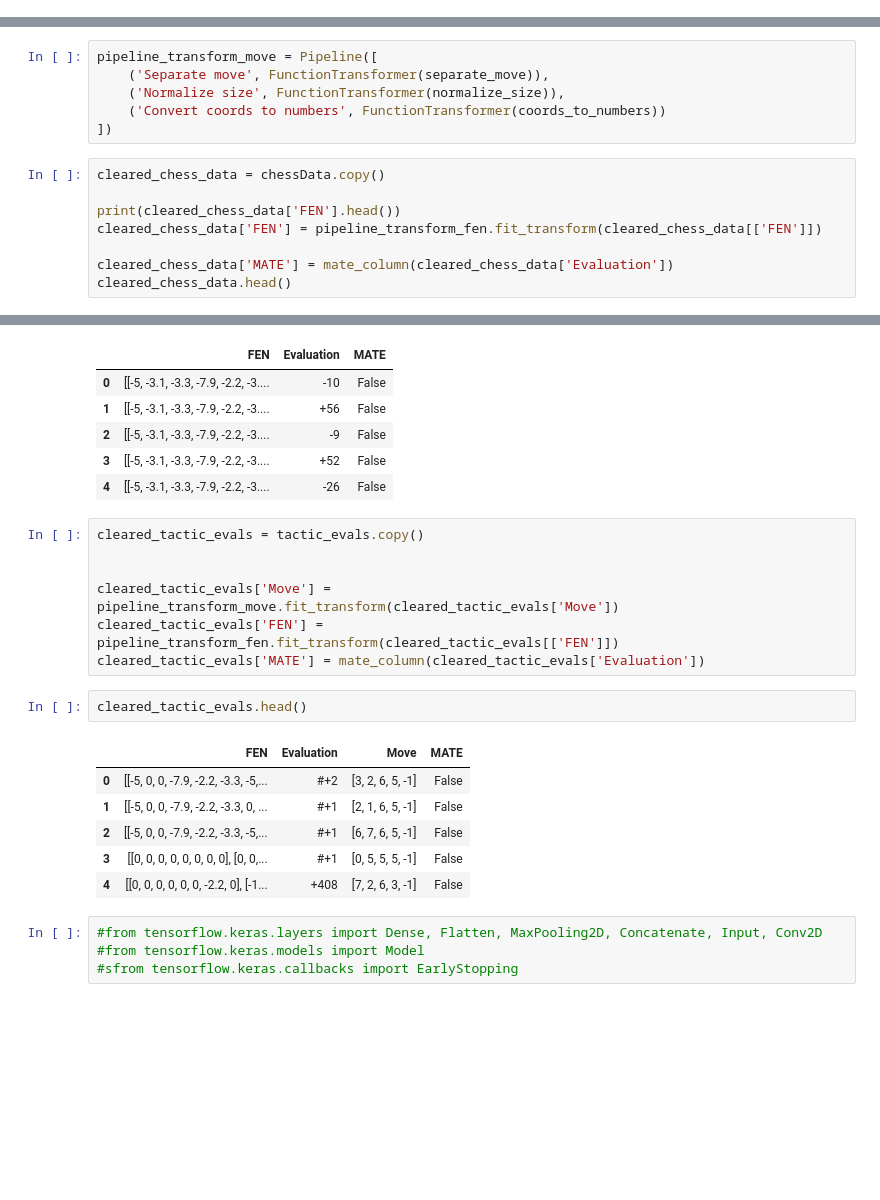
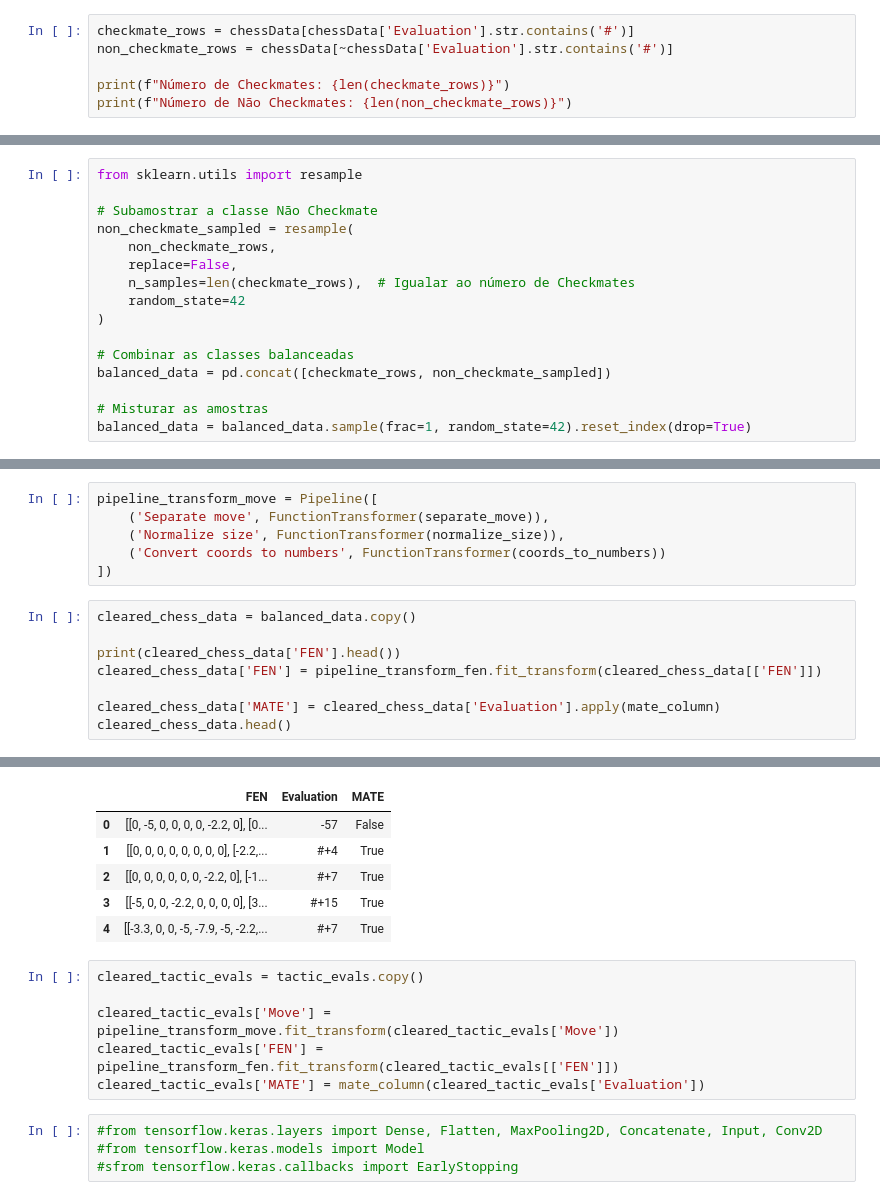
Before and after one commit to Gsdvl/chess-evaluator, a Jupyter notebook: chess-evaluation.ipynb, the cells around one changed output, grey strips where cells are left out. Saved outputs shown, nothing was run; the diff lists cells and outputs as text; blank space fills up the shorter version.

```diff
--- a/chess-evaluation.ipynb
+++ b/chess-evaluation.ipynb
@@ -153,3 +153,9 @@ Para utilizar esses dados em um modelo de IA, precisamos fazer algums tratamento
 - Tratar peça extra: Jogadas que envolvem promoções de peões, possuem um algarismo a mais denotando a peça para a qual ele foi promovido, portanto, irei realizar a substituição dessa peça, pela pontuação de sarrat equivalente, e acrecentar um valor 0 ao final dos tokens que não possuem ela para manter as entradas no mesmo formato sem ter perca de informação
 
 - Conversão tokens: Para simplificar o entendimento pelo modelo, não seria um problema para a notação, substituir o valor das letras, por seu equivalente numérico, que na prática é a mesma coisa nesse contexto
+# %%
+checkmate_rows = chessData[chessData['Evaluation'].str.contains('#')]
+non_checkmate_rows = chessData[~chessData['Evaluation'].str.contains('#')]
+
+print(f"Número de Checkmates: {len(checkmate_rows)}")
+print(f"Número de Não Checkmates: {len(non_checkmate_rows)}")
@@ -155,0 +165,16 @@ Para utilizar esses dados em um modelo de IA, precisamos fazer algums tratamento
+# %%
+from sklearn.utils import resample
+
+# Subamostrar a classe Não Checkmate
+non_checkmate_sampled = resample(
+    non_checkmate_rows,
+    replace=False,
+    n_samples=len(checkmate_rows),  # Igualar ao número de Checkmates
+    random_state=42
+)
+
+# Combinar as classes balanceadas
+balanced_data = pd.concat([checkmate_rows, non_checkmate_sampled])
+
+# Misturar as amostras
+balanced_data = balanced_data.sample(frac=1, random_state=42).reset_index(drop=True)
@@ -260,11 +301,11 @@ pipeline_transform_move = Pipeline([
     ('Convert coords to numbers', FunctionTransformer(coords_to_numbers))
 ])
 # %%
-cleared_chess_data = chessData.copy()
+cleared_chess_data = balanced_data.copy()
 
 print(cleared_chess_data['FEN'].head())
 cleared_chess_data['FEN'] = pipeline_transform_fen.fit_transform(cleared_chess_data[['FEN']])
 
-cleared_chess_data['MATE'] = mate_column(cleared_chess_data['Evaluation'])
+cleared_chess_data['MATE'] = cleared_chess_data['Evaluation'].apply(mate_column)
 cleared_chess_data.head()
 # %% [output]
@@ -276,26 +317,16 @@ cleared_chess_data.head()
 Name: FEN, dtype: object
 |  | FEN | Evaluation | MATE |
-| 0 | [[-5, -3.1, -3.3, -7.9, -2.2, -3.... | -10 | False |
-| 1 | [[-5, -3.1, -3.3, -7.9, -2.2, -3.... | +56 | False |
-| 2 | [[-5, -3.1, -3.3, -7.9, -2.2, -3.... | -9 | False |
-| 3 | [[-5, -3.1, -3.3, -7.9, -2.2, -3.... | +52 | False |
-| 4 | [[-5, -3.1, -3.3, -7.9, -2.2, -3.... | -26 | False |
+| 0 | [[0, -5, 0, 0, 0, 0, -2.2, 0], [0... | -57 | False |
+| 1 | [[0, 0, 0, 0, 0, 0, 0, 0], [-2.2,... | #+4 | True |
+| 2 | [[0, 0, 0, 0, 0, 0, -2.2, 0], [-1... | #+7 | True |
+| 3 | [[-5, 0, 0, -2.2, 0, 0, 0, 0], [3... | #+15 | True |
+| 4 | [[-3.3, 0, 0, -5, -7.9, -5, -2.2,... | #+7 | True |
 # %%
 cleared_tactic_evals = tactic_evals.copy()
-
 
 cleared_tactic_evals['Move'] = pipeline_transform_move.fit_transform(cleared_tactic_evals['Move'])
 cleared_tactic_evals['FEN'] = pipeline_transform_fen.fit_transform(cleared_tactic_evals[['FEN']])
 cleared_tactic_evals['MATE'] = mate_column(cleared_tactic_evals['Evaluation'])
-# %%
-cleared_tactic_evals.head()
-# %% [output]
-|  | FEN | Evaluation | Move | MATE |
-| 0 | [[-5, 0, 0, -7.9, -2.2, -3.3, -5,... | #+2 | [3, 2, 6, 5, -1] | False |
-| 1 | [[-5, 0, 0, -7.9, -2.2, -3.3, 0, ... | #+1 | [2, 1, 6, 5, -1] | False |
-| 2 | [[-5, 0, 0, -7.9, -2.2, -3.3, -5,... | #+1 | [6, 7, 6, 5, -1] | False |
-| 3 | [[0, 0, 0, 0, 0, 0, 0, 0], [0, 0,... | #+1 | [0, 5, 5, 5, -1] | False |
-| 4 | [[0, 0, 0, 0, 0, 0, -2.2, 0], [-1... | +408 | [7, 2, 6, 3, -1] | False |
 # %%
 #from tensorflow.keras.layers import Dense, Flatten, MaxPooling2D, Concatenate, Input, Conv2D
 #from tensorflow.keras.models import Model
```
Also changed, not shown: parts of 9 cells of this notebook.
